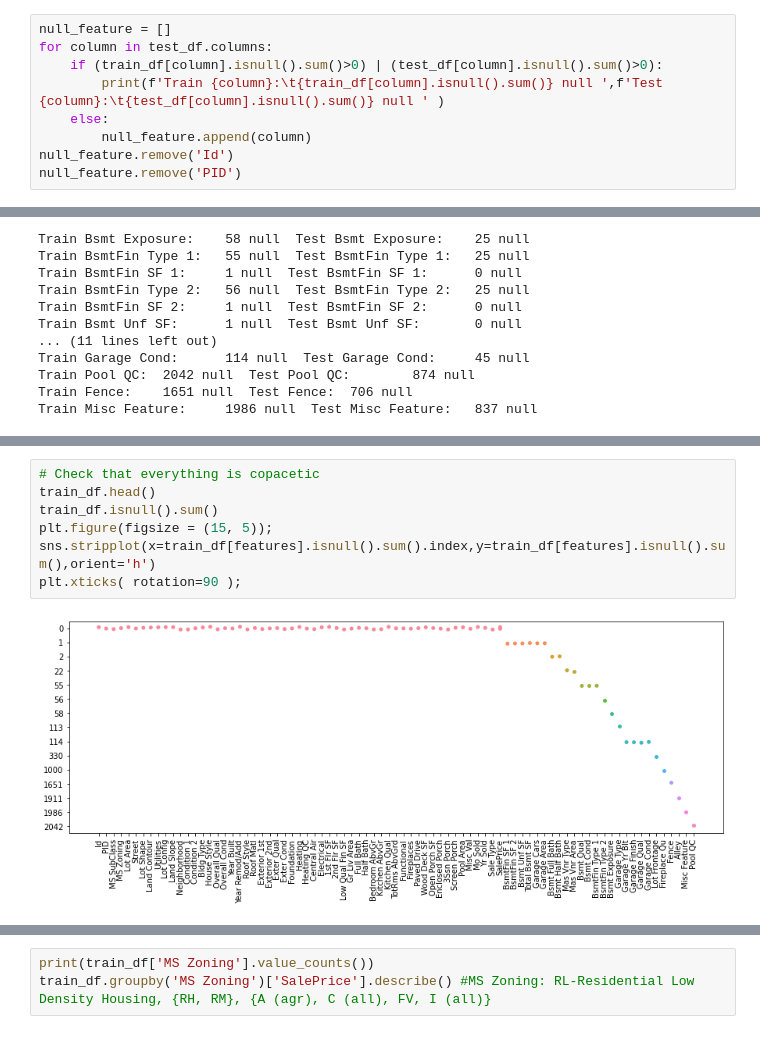
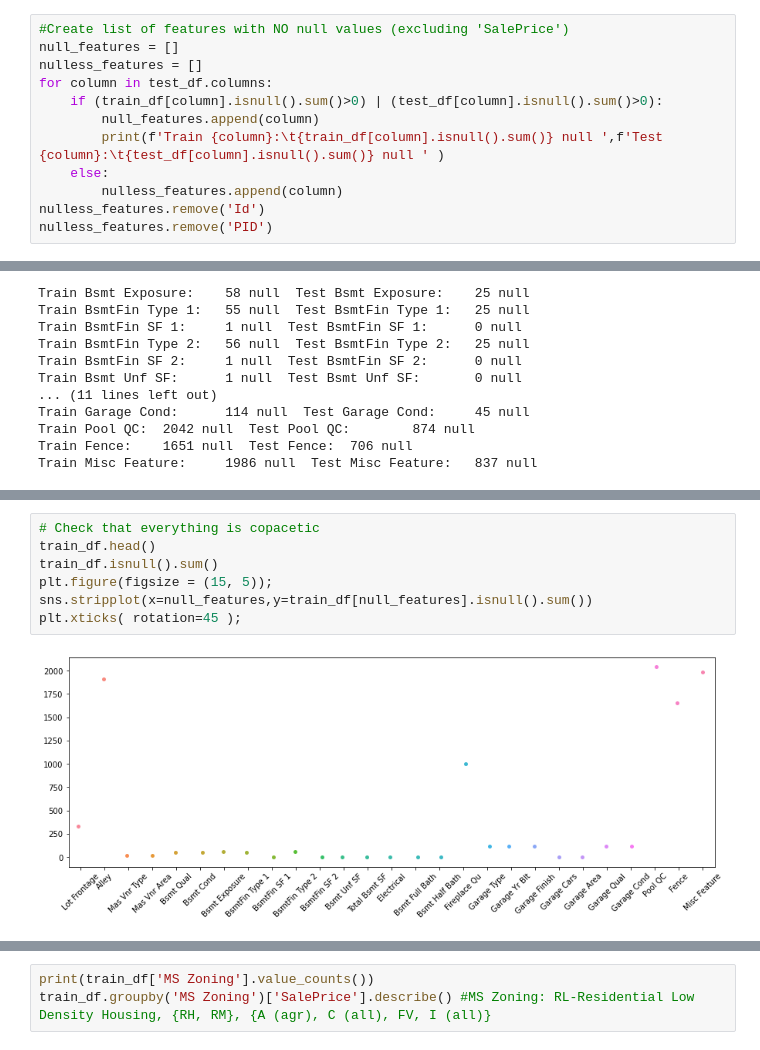
Before and after one commit to griffinbran/Real-Estate-Statistical-Modeling, a Jupyter notebook: code/01_EDA_and_Cleaning.ipynb, the cells around one changed output, grey strips where cells are left out. Saved outputs shown, nothing was run; the diff lists cells and outputs as text.

```diff
--- a/code/01_EDA_and_Cleaning.ipynb
+++ b/code/01_EDA_and_Cleaning.ipynb
@@ -39,12 +41,15 @@ integer_df = train_df[integer_feature]
 # %%
-null_feature = []
+#Create list of features with NO null values (excluding 'SalePrice')
+null_features = []
+nulless_features = []
 for column in test_df.columns:
     if (train_df[column].isnull().sum()>0) | (test_df[column].isnull().sum()>0):
+        null_features.append(column)
         print(f'Train {column}:\t{train_df[column].isnull().sum()} null ',f'Test {column}:\t{test_df[column].isnull().sum()} null ' )
     else:
-        null_feature.append(column)
-null_feature.remove('Id')
-null_feature.remove('PID')
+        nulless_features.append(column)
+nulless_features.remove('Id')
+nulless_features.remove('PID')
 # %% [output]
 Train Lot Frontage:     330 null  Test Lot Frontage:    160 null
 Train Alley:    1911 null  Test Alley:  820 null
@@ -66,12 +91,12 @@ Train Misc Feature:     1986 null  Test Misc Feature:   837 null
 # %%
 # Check that everything is copacetic
 train_df.head()
 train_df.isnull().sum()
 plt.figure(figsize = (15, 5));
-sns.stripplot(x=train_df[features].isnull().sum().index,y=train_df[features].isnull().sum(),orient='h')
-plt.xticks( rotation=90 );
+sns.stripplot(x=null_features,y=train_df[null_features].isnull().sum())
+plt.xticks( rotation=45 );
 # %% [output]
-[figure, old version]
+[figure, new version]
 # %%
 test_df.head()
 train_df.isnull().sum()
```
Also changed, not shown: parts of 8 cells of this notebook, 4 other files.
